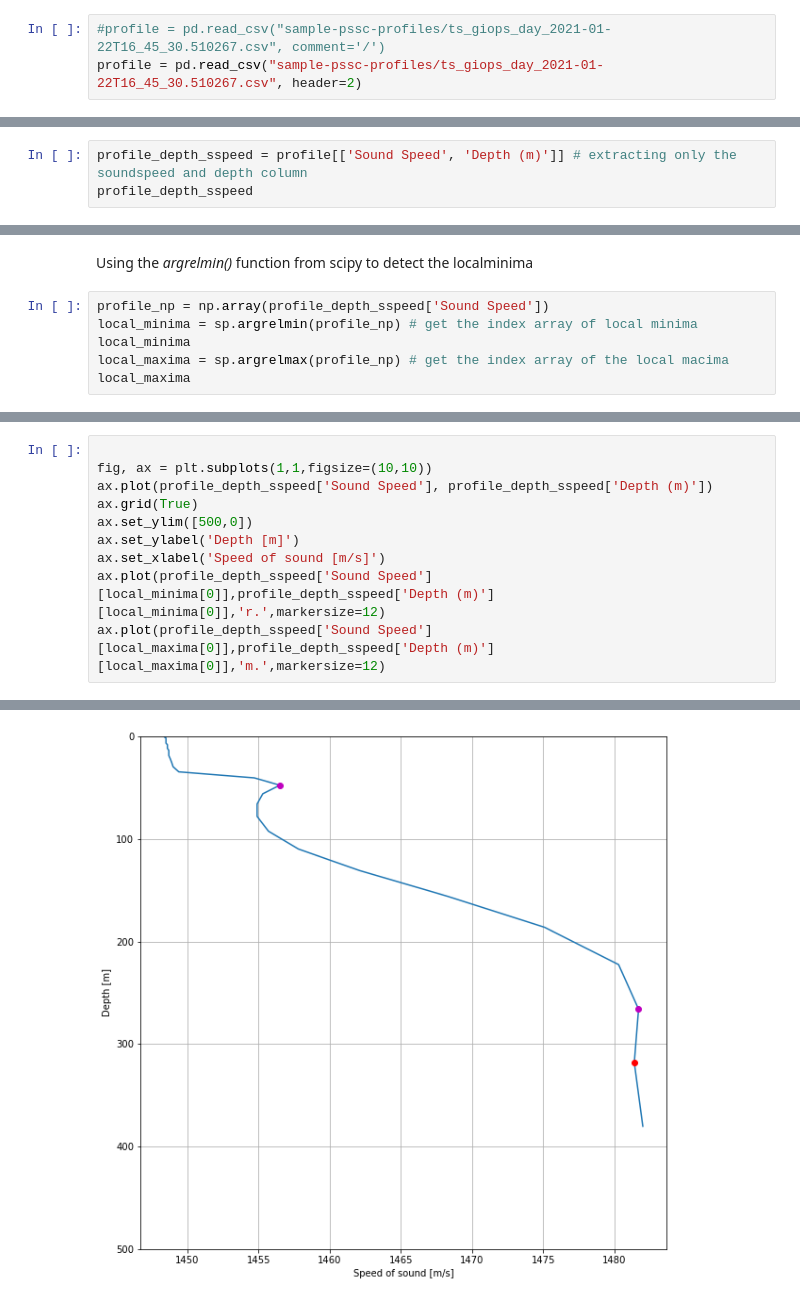
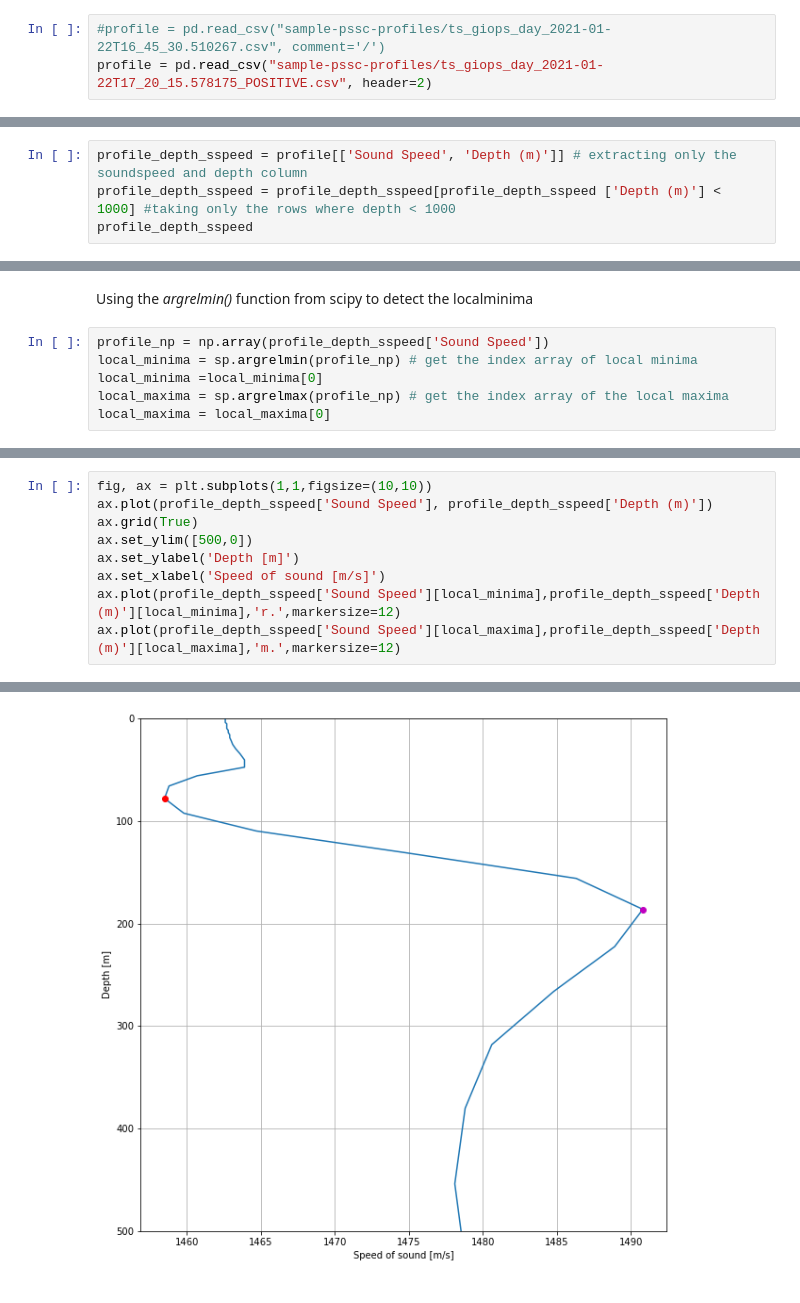
Before and after one commit to BaruaSourav/Ocean-Nav, a Jupyter notebook: Potential Sub Surface channel.ipynb, the cells around one changed output, grey strips where cells are left out. Drawn from its saved outputs; the diff is of its cells as text.

Commit message:
working on the PSSC occurence conditions

```diff
--- a/Potential Sub Surface channel.ipynb
+++ b/Potential Sub Surface channel.ipynb
@@ -16,7 +16,7 @@ This notebook will contain the update as we step forward implementing the **Pote
 ### Importing a sample profile
 # %%
 #profile = pd.read_csv("sample-pssc-profiles/ts_giops_day_2021-01-22T16_45_30.510267.csv", comment='/')
-profile = pd.read_csv("sample-pssc-profiles/ts_giops_day_2021-01-22T16_45_30.510267.csv", header=2)
+profile = pd.read_csv("sample-pssc-profiles/ts_giops_day_2021-01-22T17_20_15.578175_POSITIVE.csv", header=2)
 # %%
 profile.columns
 # %% [output]
@@ -25,6 +25,7 @@ Index(['Latitude', ' Longitude', 'Depth (m)', 'Pressure', 'Salinity',
       dtype='object')
 # %%
 profile_depth_sspeed = profile[['Sound Speed', 'Depth (m)']] # extracting only the soundspeed and depth column
+profile_depth_sspeed = profile_depth_sspeed[profile_depth_sspeed ['Depth (m)'] < 1000] #taking only the rows where depth < 1000
 profile_depth_sspeed
 # %% [output]
 |  | Sound Speed | Depth (m) |
@@ -59,6 +60,6 @@ Using the *argrelmin()* function from scipy to detect the localminima
 # %%
 profile_np = np.array(profile_depth_sspeed['Sound Speed'])
 local_minima = sp.argrelmin(profile_np) # get the index array of local minima
-local_minima
-local_maxima = sp.argrelmax(profile_np) # get the index array of the local macima
-local_maxima
+local_minima =local_minima[0]
+local_maxima = sp.argrelmax(profile_np) # get the index array of the local maxima
+local_maxima = local_maxima[0]
@@ -69,13 +68,12 @@ Plotting the returned minima.
 # %%
-
 fig, ax = plt.subplots(1,1,figsize=(10,10))
 ax.plot(profile_depth_sspeed['Sound Speed'], profile_depth_sspeed['Depth (m)'])
 ax.grid(True)
 ax.set_ylim([500,0])
 ax.set_ylabel('Depth [m]')
 ax.set_xlabel('Speed of sound [m/s]')
-ax.plot(profile_depth_sspeed['Sound Speed'][local_minima[0]],profile_depth_sspeed['Depth (m)'][local_minima[0]],'r.',markersize=12)
-ax.plot(profile_depth_sspeed['Sound Speed'][local_maxima[0]],profile_depth_sspeed['Depth (m)'][local_maxima[0]],'m.',markersize=12)
+ax.plot(profile_depth_sspeed['Sound Speed'][local_minima],profile_depth_sspeed['Depth (m)'][local_minima],'r.',markersize=12)
+ax.plot(profile_depth_sspeed['Sound Speed'][local_maxima],profile_depth_sspeed['Depth (m)'][local_maxima],'m.',markersize=12)
 # %% [output]
 [<matplotlib.lines.Line2D at 0x...>]
-[figure, old version]
+[figure, new version]
```
Also changed, not shown: parts of 7 cells of this notebook, 1 other file.
